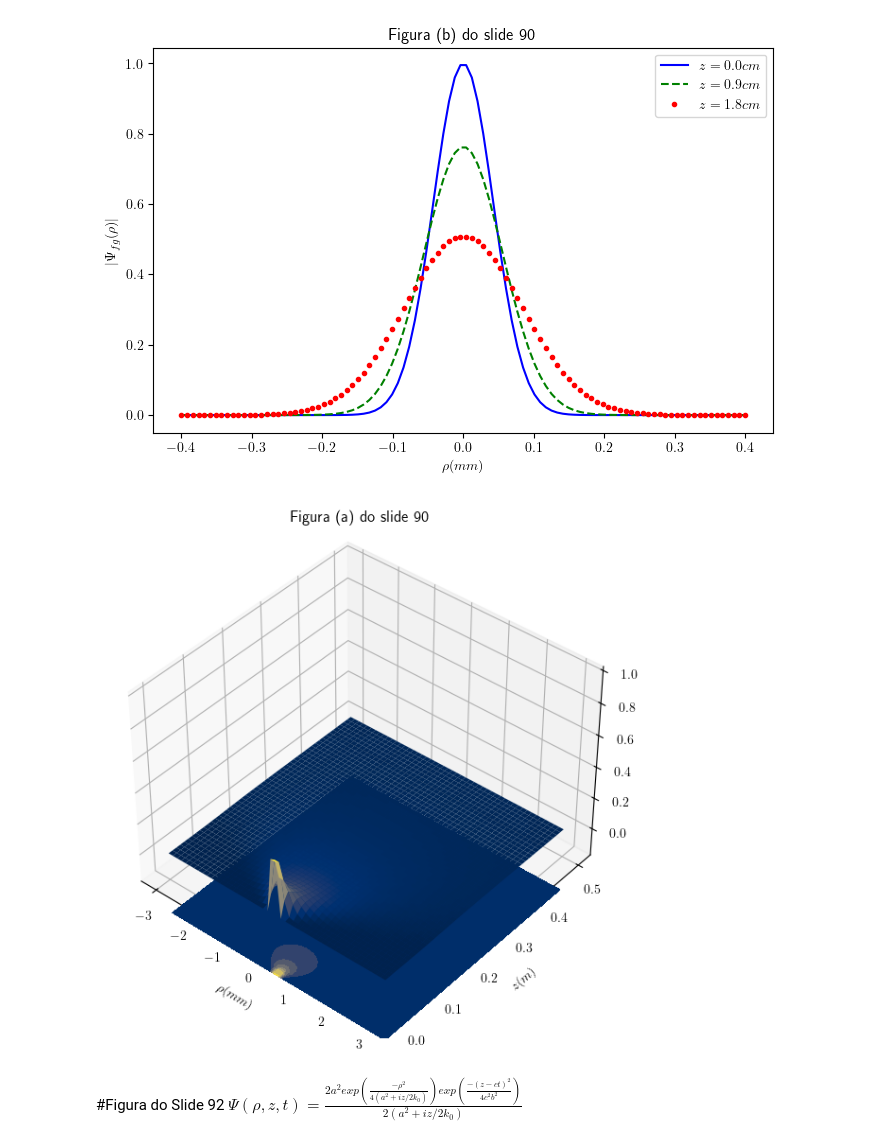
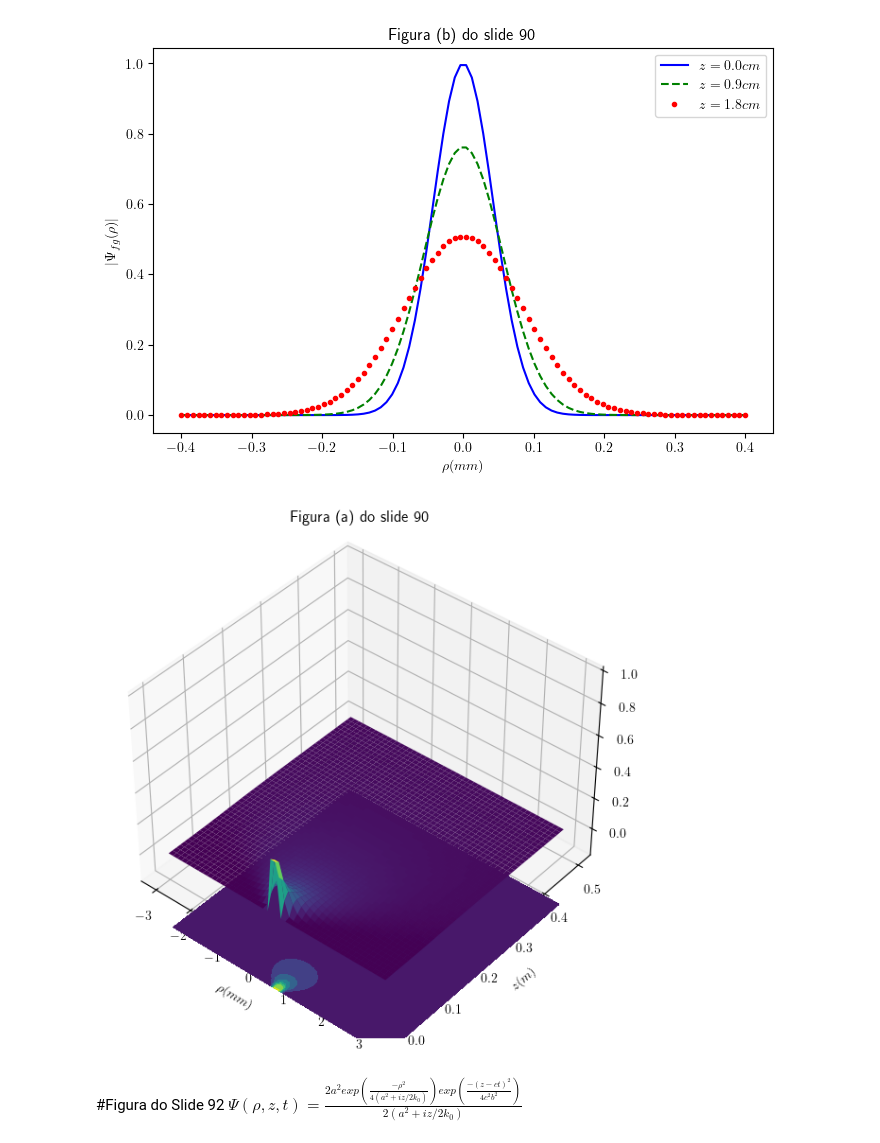
Before and after one commit to bdiasr/SEL05768-Localized-Waves, a Jupyter notebook: fws.ipynb, the cells around one changed output. Drawn from its saved outputs; the diff is of its cells as text; code cells hidden in the pictures.

```diff
--- a/fws.ipynb
+++ b/fws.ipynb
@@ -131,25 +131,25 @@ for i_p in range(qntPoints):
 # %%
 from matplotlib import cm
 
 pToPrint = np.linspace(3, -3, qntPoints)
 PToPrint, ZToPrint = np.meshgrid(pToPrint, z, indexing='ij')
 
 fig = plt.figure(figsize=(12, 7))
 fig3d = fig.add_subplot(projection='3d')
 
-fig3d.plot_surface(PToPrint, ZToPrint, results, cmap=cm.cividis)
-contournsFig3d = fig3d.contourf(PToPrint, ZToPrint, results, zdir='z', offset=-0.40, cmap=cm.cividis)
+fig3d.plot_surface(PToPrint, ZToPrint, results, cmap=cm.viridis)
+contournsFig3d = fig3d.contourf(PToPrint, ZToPrint, results, zdir='z', offset=-0.5, cmap=cm.viridis)
 
 fig3d.set_zlim(-0.15,1)
 fig3d.view_init(40, -50)
 
 fig3d.set_xlabel(r'$\rho (mm)$')
 fig3d.set_ylabel(r'$z (m)$')
 plt.title(r'Figura (a) do slide 90')
 
 plt.show()
 # %% [output]
-[figure, old version]
+[figure, new version]
 # %% [markdown]
 #Figura do Slide 92
 $\Psi(\rho, z, t)=\frac{2a^2exp\left(\frac{-\rho^2}{4(a^2 + iz/2k_0)}\right)exp{\left(\frac{-(z-ct)^2}{4c^2b^2}\right) }}{2(a^2 + iz/2k_0)} $
```
